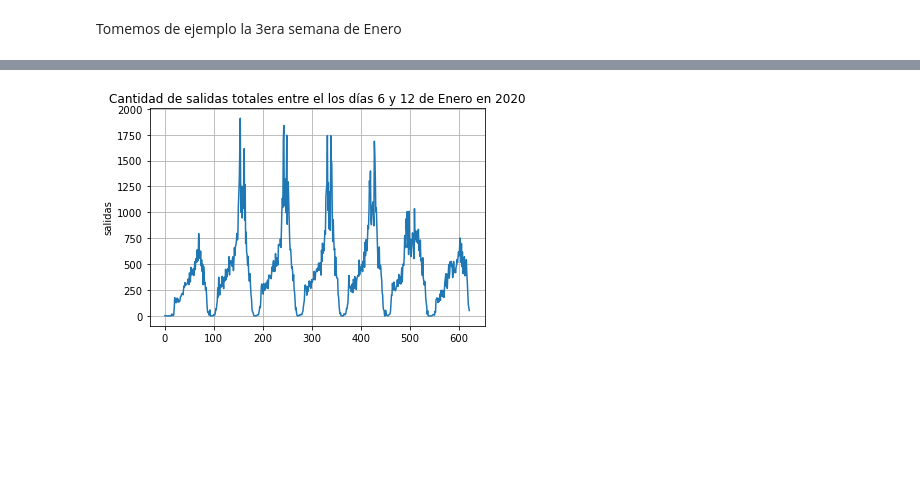
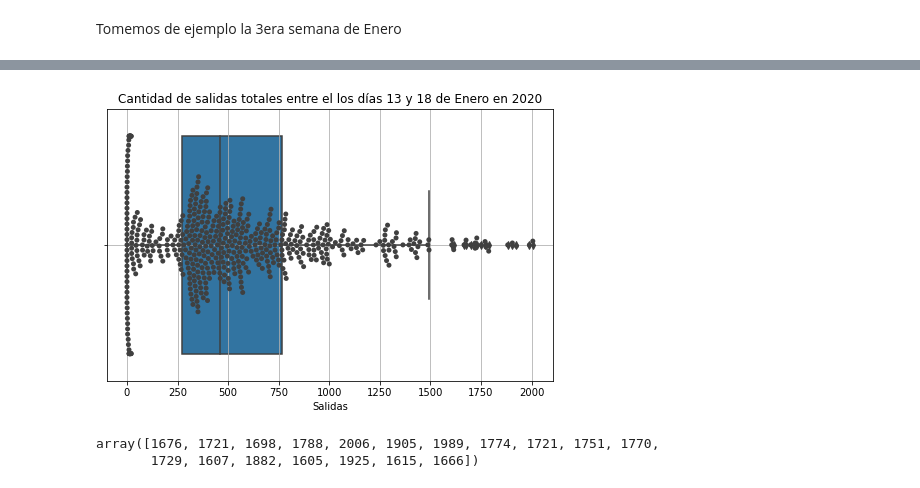
Before and after one commit to juanksRuiz/Transmilenio_DATA, a Jupyter notebook: Analisis de salidas estacion TM enero a abril 2020.ipynb, the cells around one changed output, grey strips where cells are left out. Cells and saved outputs as stored; diff of their text form; code cells hidden in the pictures; blank space fills up the shorter version.

```diff
--- a/Analisis de salidas estacion TM enero a abril 2020.ipynb
+++ b/Analisis de salidas estacion TM enero a abril 2020.ipynb
@@ -410,7 +410,9 @@ def get_station_data(estacion,mes,dia1=1,dia2=31):
     salidas_totales = salidas_totales.astype(int)
     return salidas_totales
 # %%
-d1=6
-d2=12
+d1=13
+d2=18
 m="Enero"
 salidas = get_station_data("(03000) Portal Suba",mes=m,dia1=d1,dia2=d2)
+idx = np.linspace(0,89*(d2-(d1-1)),d2-(d1-1)).astype(int)
+t_labels = ["Día "+str(i) for i in range(d1,d2+1)]
@@ -417,7 +439,14 @@ salidas = get_station_data("(03000) Portal Suba",mes=m,dia1=d1,dia2=d2)
 # %%
-plt.plot(salidas);
-plt.grid(True);
-plt.ylabel("salidas")
-plt.title("Cantidad de salidas totales entre el los días "+str(d1) + " y "+str(d2)+" de "+m + " en 2020");
+fig, ax = plt.subplots(figsize=(8,5))
+sns.boxplot(x=salidas);
+sns.swarmplot(x=salidas, color=".25");
+ax.set_xlabel("Salidas")
+ax.grid(True);
+ax.set_title("Cantidad de salidas totales entre el los días "+str(d1) + " y "+str(d2)+" de "+m + " en 2020");
 # %% [output]
-[figure, old version]
+[figure, new version]
+# %%
+salidas[(salidas>1500)]
+# %% [output]
+array([1676, 1721, 1698, 1788, 2006, 1905, 1989, 1774, 1721, 1751, 1770,
+       1729, 1607, 1882, 1605, 1925, 1615, 1666])
```
Also changed, not shown: parts of 11 cells of this notebook.
